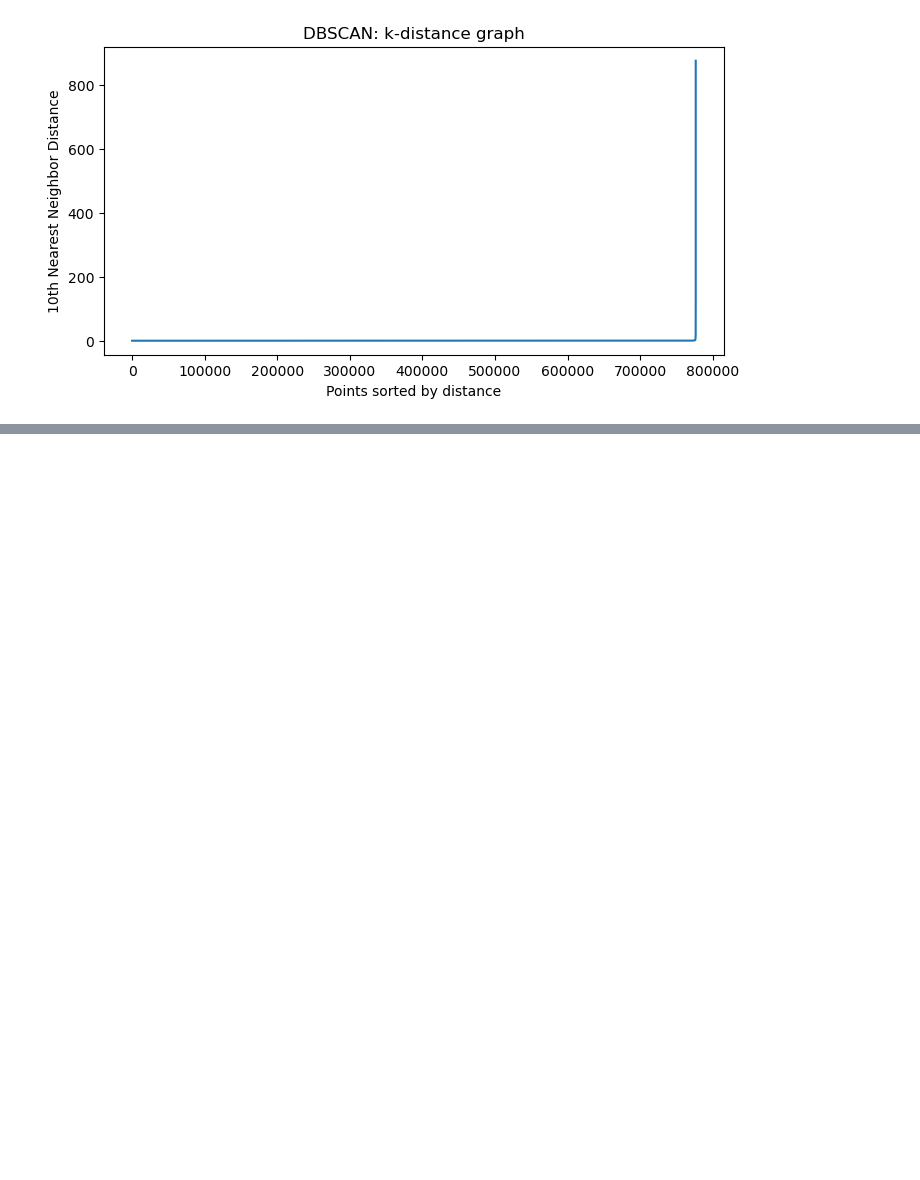
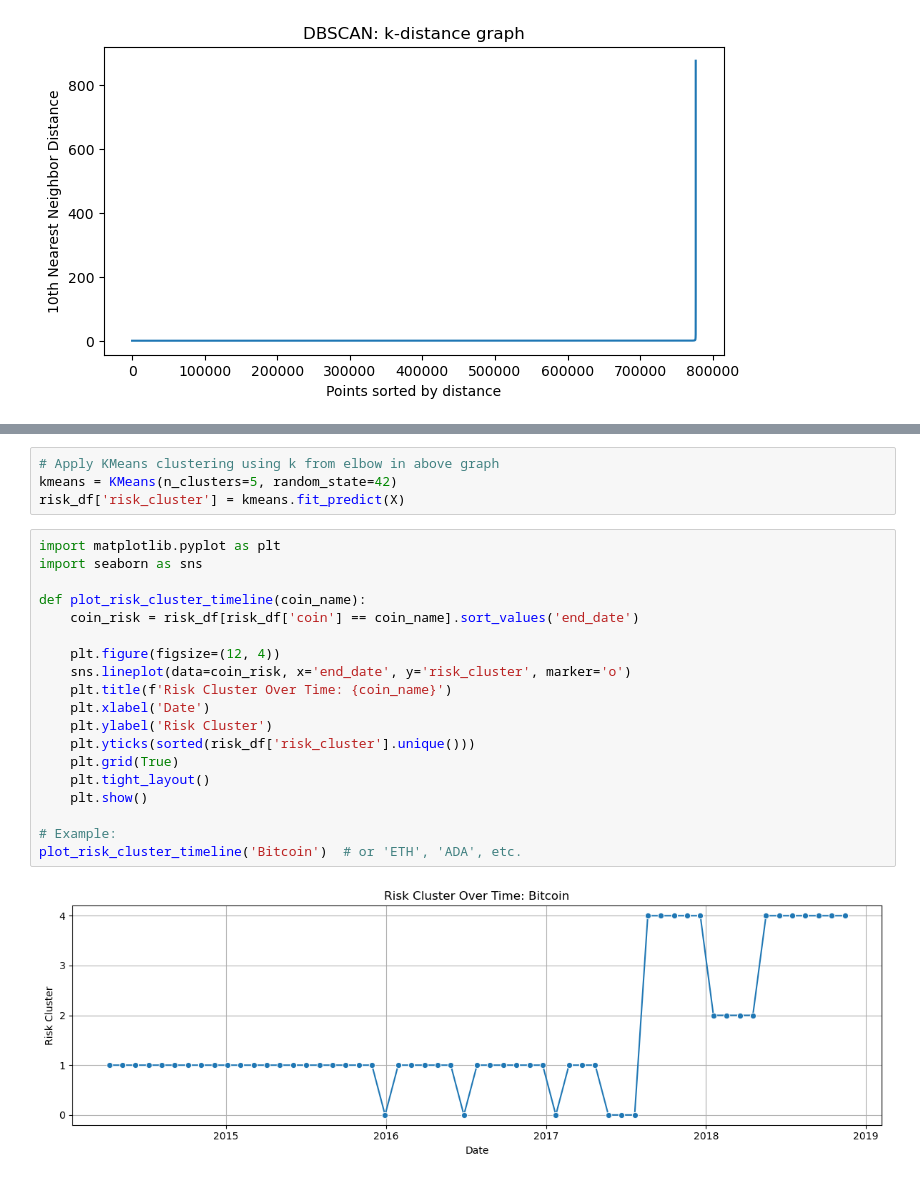
Before and after one commit to ayaAllan/ML10, a Jupyter notebook: model/model.ipynb, the cells around one changed output, grey strips where cells are left out. Drawn from its saved outputs; the diff is of its cells as text; blank space fills up the shorter version.

```diff
--- a/model/model.ipynb
+++ b/model/model.ipynb
@@ -114,0 +220,25 @@ plt.show()
+# %%
+# Apply KMeans clustering using k from elbow in above graph
+kmeans = KMeans(n_clusters=5, random_state=42)
+risk_df['risk_cluster'] = kmeans.fit_predict(X)
+# %%
+import matplotlib.pyplot as plt
+import seaborn as sns
+
+def plot_risk_cluster_timeline(coin_name):
+    coin_risk = risk_df[risk_df['coin'] == coin_name].sort_values('end_date')
+
+    plt.figure(figsize=(12, 4))
+    sns.lineplot(data=coin_risk, x='end_date', y='risk_cluster', marker='o')
+    plt.title(f'Risk Cluster Over Time: {coin_name}')
+    plt.xlabel('Date')
+    plt.ylabel('Risk Cluster')
+    plt.yticks(sorted(risk_df['risk_cluster'].unique()))
+    plt.grid(True)
+    plt.tight_layout()
+    plt.show()
+
+# Example:
+plot_risk_cluster_timeline('Bitcoin')  # or 'ETH', 'ADA', etc.
+# %% [output]
+[figure, added]
```
Also changed, not shown: parts of 25 cells of this notebook, 2 other files.
